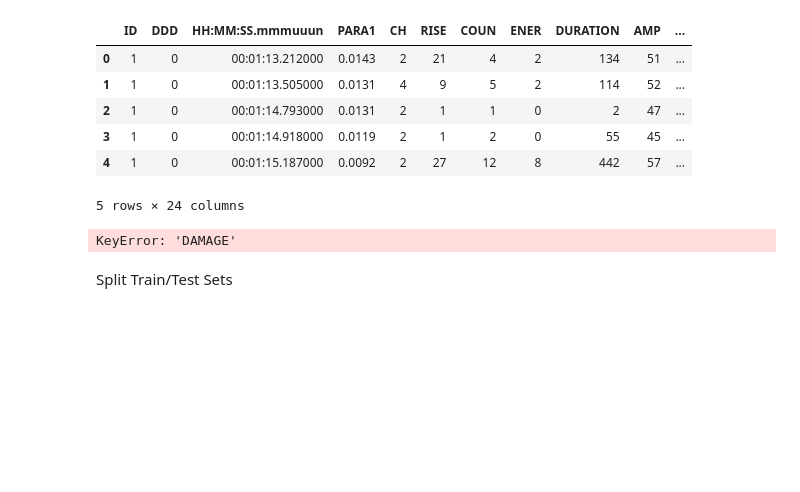
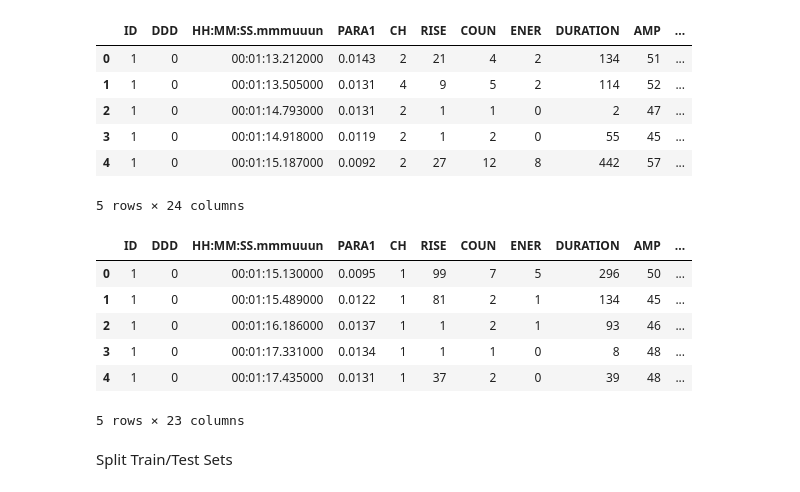
Before and after one commit to jadoonengr/Civil-Concrete-Damage, a Jupyter notebook: Civil-Concrete-Damage.ipynb, the cells around one changed output. Cells and saved outputs as stored; diff of their text form; code cells hidden in the pictures; blank space fills up the shorter version.

```diff
--- a/Civil-Concrete-Damage.ipynb
+++ b/Civil-Concrete-Damage.ipynb
@@ -209,0 +204,21 @@ dtype: object
+# %%
+test['ID'] = test['ID'].astype(int)
+test['DDD'] = test['DDD'].astype(int)
+test['PARA1'] = test['PARA1'].astype(float)
+test['CH'] = test['CH'].astype(int)
+test['RISE'] = test['RISE'].astype(int)
+test['COUN'] = test['COUN'].astype(int)
+test['ENER'] = test['ENER'].astype(int)
+test['DURATION'] = test['DURATION'].astype(int)
+test['AMP'] = test['AMP'].astype(int)
+test['A-FRQ'] = test['A-FRQ'].astype(int)
+test['RMS'] = test['RMS'].astype(float)
+test['ASL'] = test['ASL'].astype(int)
+test['PCNTS'] = test['PCNTS'].astype(int)
+test['THR'] = test['THR'].astype(int)
+test['R-FRQ'] = test['R-FRQ'].astype(int)
+test['I-FRQ'] = test['I-FRQ'].astype(int)
+test['SIG-STRNGTH'] = test['SIG-STRNGTH'].astype(float)
+test['ABS-ENERGY'] = test['ABS-ENERGY'].astype(float)
+
+test.dtypes
@@ -229 +268,6 @@ data['USEC'] = data['HH:MM:SS.mmmuuun'].apply(lambda x: x.microsecond)
+# %%
+test['HR'] = test['HH:MM:SS.mmmuuun'].apply(lambda x: x.hour)
+test['MIN'] = test['HH:MM:SS.mmmuuun'].apply(lambda x: x.minute)
+test['SEC'] = test['HH:MM:SS.mmmuuun'].apply(lambda x: x.second)
+test['USEC'] = test['HH:MM:SS.mmmuuun'].apply(lambda x: x.microsecond)
 # %%
@@ -236,9 +280,13 @@ data.head()
 | 3 | 1 | 0 | 00:01:14.918000 | 0.0119 | 2 | 1 | 2 | 0 | 55 | 45 | ... |
 | 4 | 1 | 0 | 00:01:15.187000 | 0.0092 | 2 | 27 | 12 | 8 | 442 | 57 | ... |
 5 rows × 24 columns
-# %%
-X = data
-y = data['DAMAGE']
-X
-# %% [output]
-KeyError: 'DAMAGE'
+# %%
+test.head()
+# %% [output]
+|  | ID | DDD | HH:MM:SS.mmmuuun | PARA1 | CH | RISE | COUN | ENER | DURATION | AMP | ... |
+| 0 | 1 | 0 | 00:01:15.130000 | 0.0095 | 1 | 99 | 7 | 5 | 296 | 50 | ... |
+| 1 | 1 | 0 | 00:01:15.489000 | 0.0122 | 1 | 81 | 2 | 1 | 134 | 45 | ... |
+| 2 | 1 | 0 | 00:01:16.186000 | 0.0137 | 1 | 1 | 2 | 1 | 93 | 46 | ... |
+| 3 | 1 | 0 | 00:01:17.331000 | 0.0134 | 1 | 1 | 1 | 0 | 8 | 48 | ... |
+| 4 | 1 | 0 | 00:01:17.435000 | 0.0131 | 1 | 37 | 2 | 0 | 39 | 48 | ... |
+5 rows × 23 columns
```
Also changed, not shown: parts of 40 cells of this notebook.
